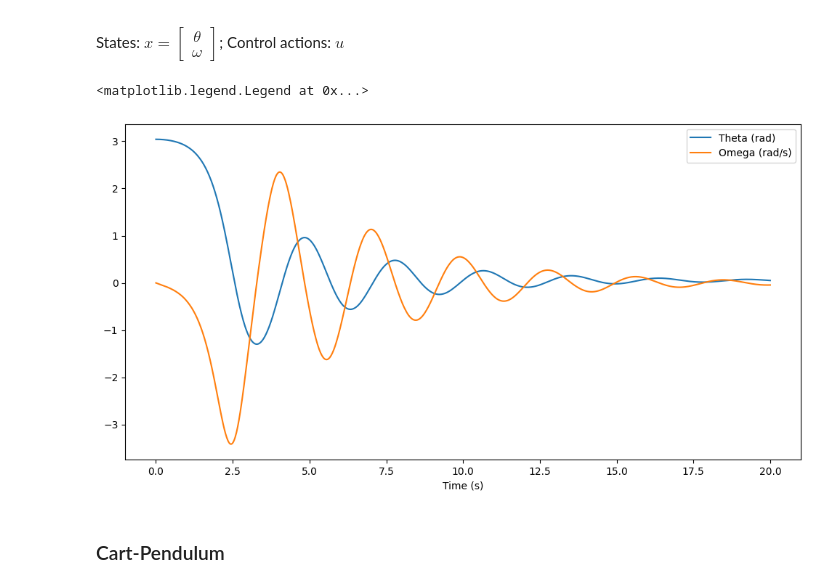
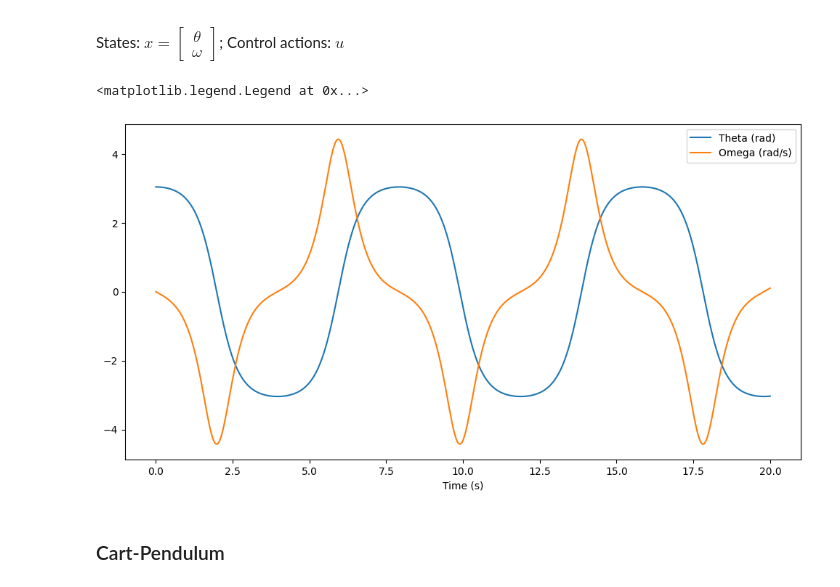
Before and after one commit to ggonzm/benchmark-systems, a Jupyter notebook: examples/simulations.ipynb, the cells around one changed output. Cells and saved outputs as stored; diff of their text form; code cells hidden in the pictures.

Commit message:
Correction in the simple pendulum model, related to air drag modelization

```diff
--- a/examples/simulations.ipynb
+++ b/examples/simulations.ipynb
@@ -44,16 +50,16 @@ plt.legend()
 
 States: $x = \begin{bmatrix} \theta \\ \omega \end{bmatrix}$; Control actions: $u$
 # %%
-pendulum_states = solve_ivp(lambda t, x: pendulum(t, x, m=1, L=2, drag=0.5, u=1),
+pendulum_states = solve_ivp(lambda t, x: pendulum(t, x, m=1, L=2, drag=0, u=0),
                             t_span=(0, 20), y0=[np.pi-0.1, 0], t_eval=np.linspace(0, 20, 1000), rtol=1e-6)
 
 for i, label, in enumerate(['Theta (rad)', 'Omega (rad/s)']):
     plt.plot(pendulum_states.t, pendulum_states.y[i], label=label)
 plt.xlabel('Time (s)')
 plt.legend()
 # %% [output]
 <matplotlib.legend.Legend at 0x...>
-[figure, old version]
+[figure, new version]
 # %% [markdown]
 ### Cart-Pendulum
 # %% [markdown]
```
Also changed, not shown: parts of 2 cells of this notebook, 1 other file.
